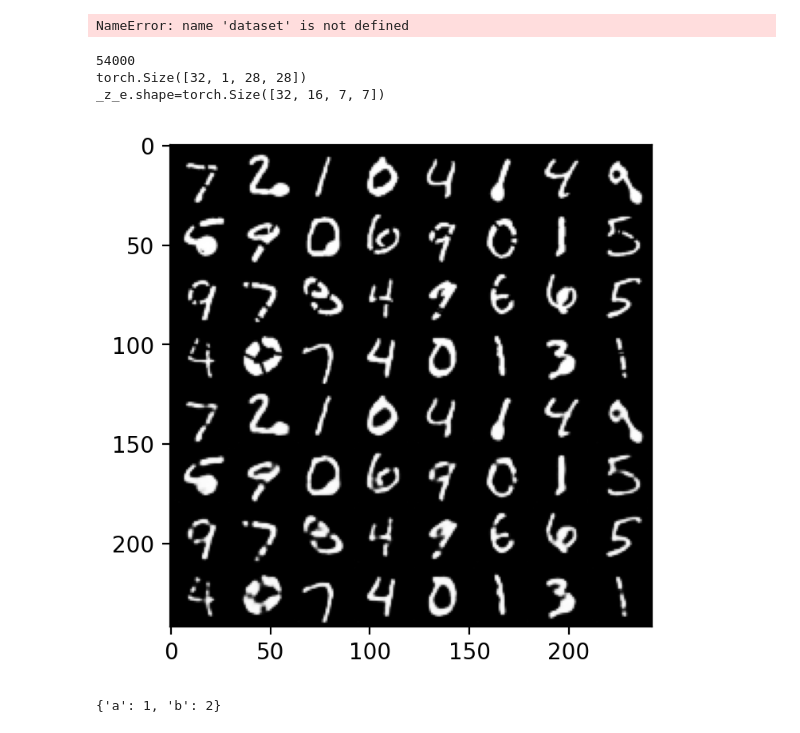
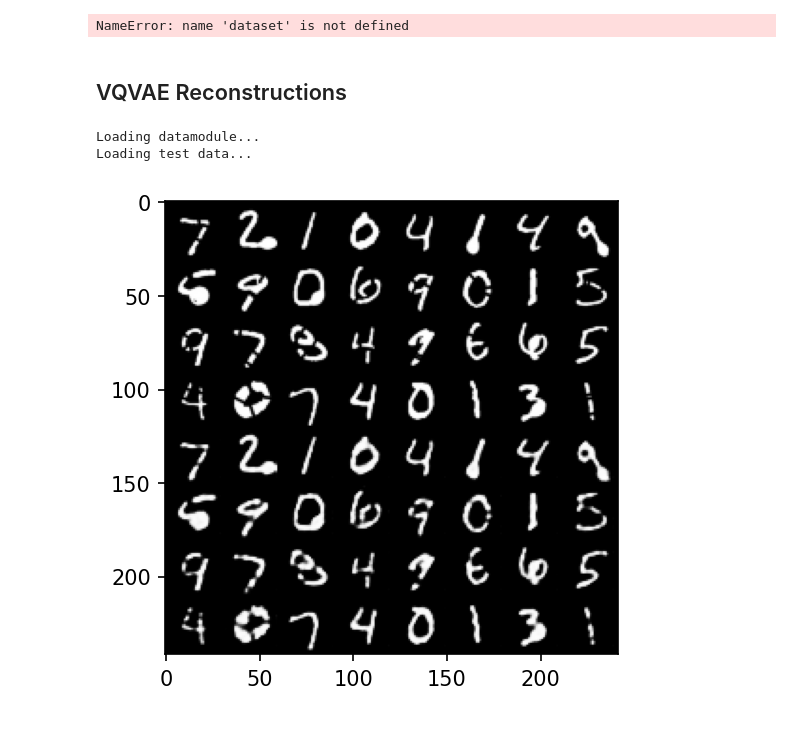
Before and after one commit to matteobilardi/ccbir, a Jupyter notebook: ccbir/scratchpad.ipynb, the cells around one changed output. Drawn from its saved outputs; the diff is of its cells as text; code cells hidden in the pictures.

Commit message:
Refactor scrachpad experiments

```diff
--- a/ccbir/scratchpad.ipynb
+++ b/ccbir/scratchpad.ipynb
@@ -36,48 +36,18 @@ grid = make_grid(images, m)
 show_tensor(grid)
 # %% [output]
 NameError: name 'dataset' is not defined
-# %%
-from ccbir.models.vqvae import VQVAEMorphoMNISTDataModule
-from ccbir.models.vqvae import VQVAE
-from torchvision.utils import make_grid
-from torchvision import transforms
-
-model = VQVAE.load_from_checkpoint(
-    '/homes/mb8318/Documents/year4/ccbir/lightning_logs/version_15/checkpoints/vqvae-morphomnist-epoch=099-val_loss=0.0202340.ckpt')
-
-dm = VQVAEMorphoMNISTDataModule()
-dm.prepare_data()
-dm.setup()
-print(len(dm.mnist_train))
-data_loader = dm.test_dataloader()
-batch = next(iter(data_loader))
-images = batch['image'][:32]
-print(images.shape)
-#show_tensor(make_grid(images, range=(0., 1.)))
-
-reconstructions, _z_e, _z_q = model(images)
-print(f"{_z_e.shape=}")
-#reconstructions=torch.max(reconstructions, torch.tensor(0))
-#reconstructions=torch.abs(reconstructions)
-show_tensor(make_grid(torch.cat([images, reconstructions]), normalize=True, range=(-1,1)))
-
-unprocessed=batch['image'][0]
-# %% [output]
-54000
-torch.Size([32, 1, 28, 28])
-_z_e.shape=torch.Size([32, 16, 7, 7])
-[figure, removed]
-# %%
-import pandas as pd
-
-df = pd.DataFrame(
-    [
-        [1, 2],
-        [3, 4]
-    ],
-    columns=['a', 'b']
-)
-df.iloc[0].to_dict()
-#df.to_dict(orient='records')
-# %% [output]
-{'a': 1, 'b': 2}
+# %% [markdown]
+## VQVAE Reconstructions
+# %%
+from ccbir.experiments import VQVAEExperiment
+from ccbir.models.vqvae import VQVAE
+
+exp = VQVAEExperiment(VQVAE.load_from_checkpoint(
+    '/homes/mb8318/Documents/year4/ccbir/lightning_logs/version_56/checkpoints/vqvae-morphomnist-epoch=480-val_loss=0.0163195.ckpt'
+))
+# %%
+exp.show_vqvae_recons()
+# %% [output]
+Loading datamodule...
+Loading test data...
+[figure, added]
```
Also changed, not shown: parts of 19 cells of this notebook, 5 other files.
